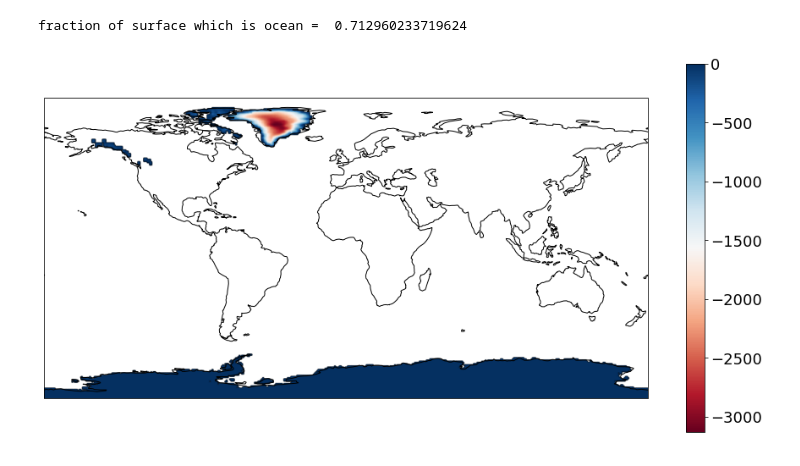
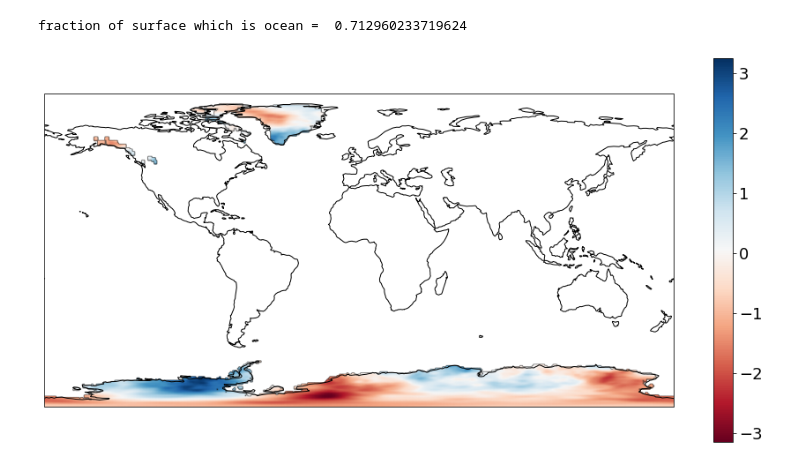
Before and after one commit to da380/SLReciprocityGJI, a Jupyter notebook: SL.ipynb, the cells around one changed output. Saved outputs shown, nothing was run; the diff lists cells and outputs as text; code cells hidden in the pictures.

```diff
--- a/SL.ipynb
+++ b/SL.ipynb
@@ -32,18 +31,18 @@ print('fraction of surface which is ocean = ',A/A_earth)
 fraction of surface which is ocean =  0.712960233719624
 # %%
 # set covariance for a random field
-#Q = SL.laplace_covariance(L,std = 1.,s = 2,mu = 0.1)
+Q = SL.laplace_covariance(L,std = 1.,s = 2,mu = 0.1)
 
 # build a random melt geometry
-#ice = SL.random_field(Q)*SL.ice_mask(sl0,ice0,0.)
+ice = SL.random_field(Q)*SL.ice_mask(sl0,ice0,0.)
 
-ice = -1*SL.zero_southern_hemisphere(ice0)
+#ice = -1*SL.zero_southern_hemisphere(ice0)
 
 # plot the result with suitable mask
 ice_mask = SL.ice_mask(sl0,ice0)
 SL.plot(ice_mask*ice)
 # %% [output]
-[figure, old version]
+[figure, new version]
 # %%
 # set the direct load
 zeta   = SL.rhoi*(1-C)*ice
```
Also changed, not shown: parts of 3 cells of this notebook, 2 other files.
